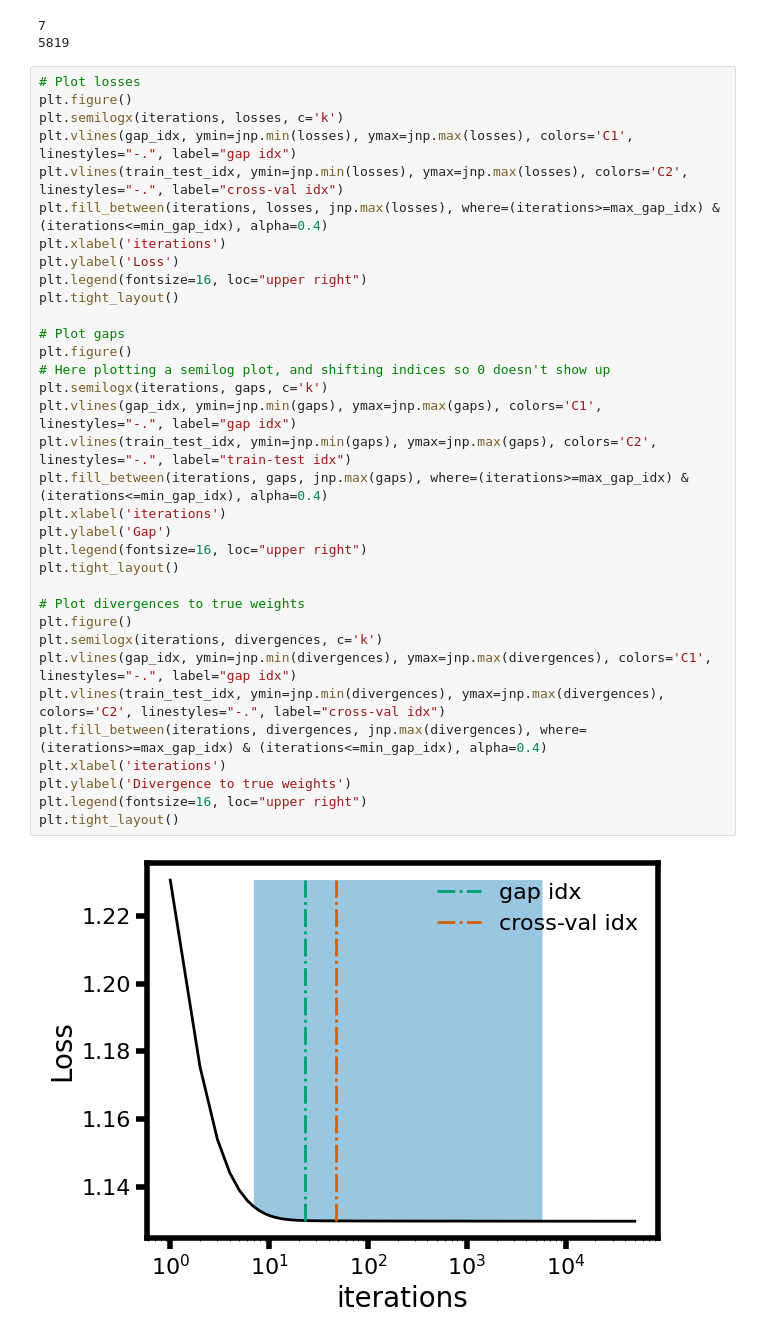
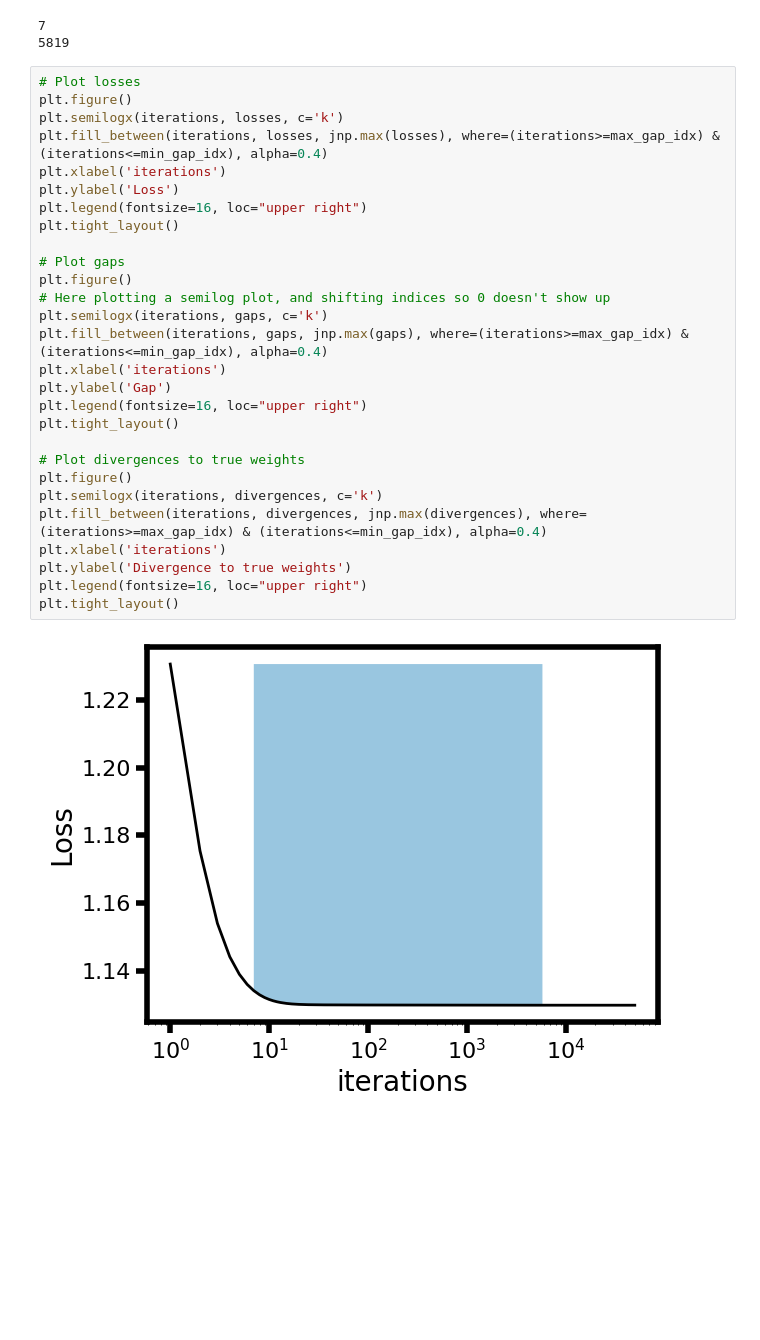
Before and after one commit to aevans1/mult_grad_population_calibration, a Jupyter notebook: notebooks/example_notebook_hsp90.ipynb, the cells around one changed output. Drawn from its saved outputs; the diff is of its cells as text; blank space fills up the shorter version.

```diff
--- a/notebooks/example_notebook_hsp90.ipynb
+++ b/notebooks/example_notebook_hsp90.ipynb
@@ -213,36 +210,30 @@ print(min_gap_idx)
 # %%
 # Plot losses
 plt.figure()
 plt.semilogx(iterations, losses, c='k')
-plt.vlines(gap_idx, ymin=jnp.min(losses), ymax=jnp.max(losses), colors='C1', linestyles="-.", label="gap idx")
-plt.vlines(train_test_idx, ymin=jnp.min(losses), ymax=jnp.max(losses), colors='C2', linestyles="-.", label="cross-val idx")
 plt.fill_between(iterations, losses, jnp.max(losses), where=(iterations>=max_gap_idx) & (iterations<=min_gap_idx), alpha=0.4)
 plt.xlabel('iterations')
 plt.ylabel('Loss')
 plt.legend(fontsize=16, loc="upper right")
 plt.tight_layout()
 
 # Plot gaps
 plt.figure()
 # Here plotting a semilog plot, and shifting indices so 0 doesn't show up
 plt.semilogx(iterations, gaps, c='k')
-plt.vlines(gap_idx, ymin=jnp.min(gaps), ymax=jnp.max(gaps), colors='C1', linestyles="-.", label="gap idx")
-plt.vlines(train_test_idx, ymin=jnp.min(gaps), ymax=jnp.max(gaps), colors='C2', linestyles="-.", label="train-test idx")
 plt.fill_between(iterations, gaps, jnp.max(gaps), where=(iterations>=max_gap_idx) & (iterations<=min_gap_idx), alpha=0.4)
 plt.xlabel('iterations')
 plt.ylabel('Gap')
 plt.legend(fontsize=16, loc="upper right")
 plt.tight_layout()
 
 # Plot divergences to true weights
 plt.figure()
 plt.semilogx(iterations, divergences, c='k')
-plt.vlines(gap_idx, ymin=jnp.min(divergences), ymax=jnp.max(divergences), colors='C1', linestyles="-.", label="gap idx")
-plt.vlines(train_test_idx, ymin=jnp.min(divergences), ymax=jnp.max(divergences), colors='C2', linestyles="-.", label="cross-val idx")
 plt.fill_between(iterations, divergences, jnp.max(divergences), where=(iterations>=max_gap_idx) & (iterations<=min_gap_idx), alpha=0.4)
 plt.xlabel('iterations')
 plt.ylabel('Divergence to true weights')
 plt.legend(fontsize=16, loc="upper right")
 plt.tight_layout()
 # %% [output]
-[figure, old version]
+[figure, new version]
```
Also changed, not shown: parts of 3 cells of this notebook, 1 other file.
